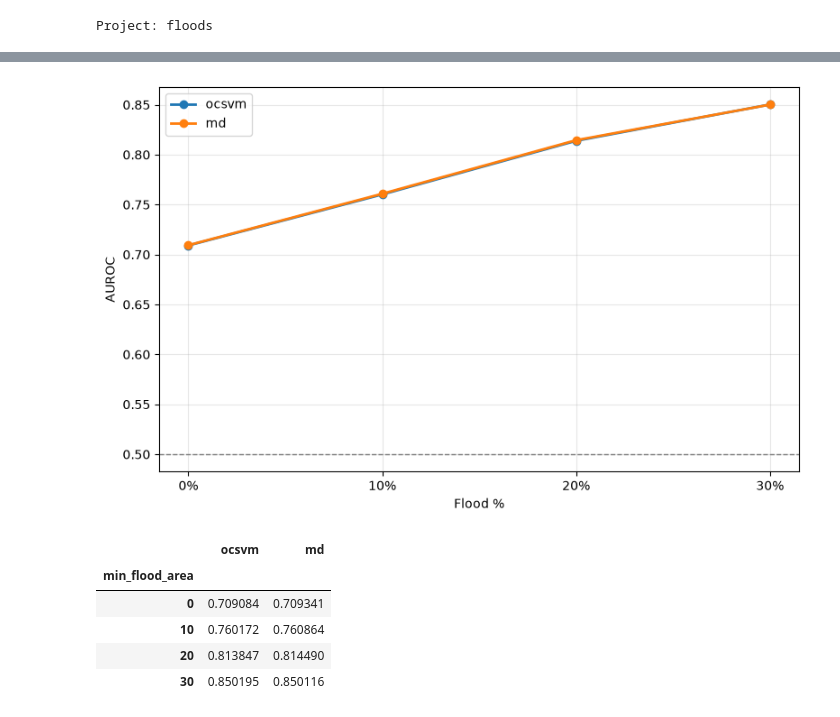
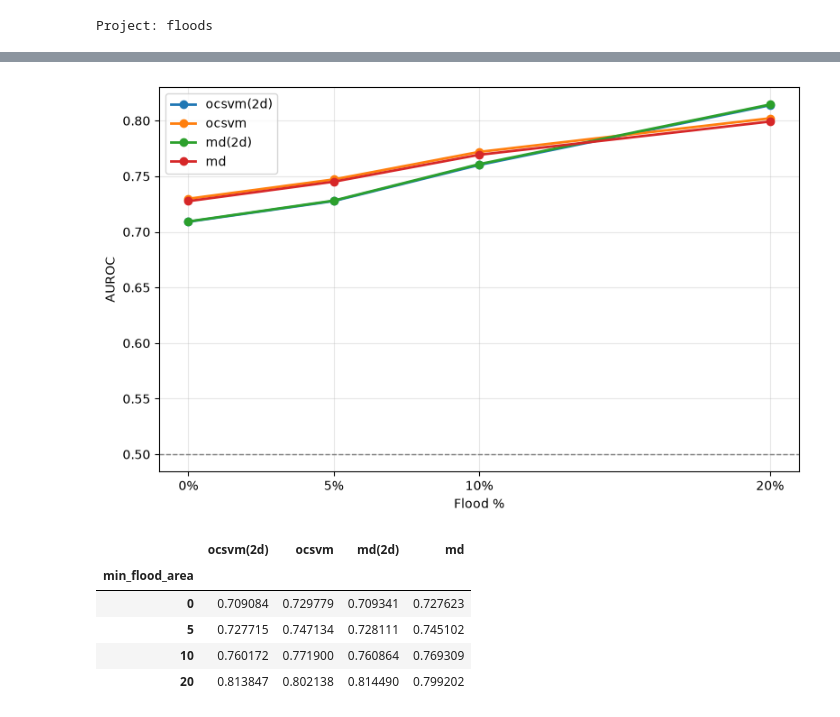
Before and after one commit to mattiaBarbo2002/TESI, a Jupyter notebook: notebooks/plots/plots_attn.ipynb, the cells around one changed output, grey strips where cells are left out. Drawn from its saved outputs; the diff is of its cells as text; code cells hidden in the pictures.

```diff
--- a/notebooks/plots/plots_attn.ipynb
+++ b/notebooks/plots/plots_attn.ipynb
@@ -15,11 +15,12 @@ print(f"Project: {project.name}")
 # %% [output]
 Project: floods
 # %%
-flood = 0
+flood = 30
 jobs = [
+    ("ocsvm", f"net_v3_{flood}per_w_v2"),
+    ("ocsvm", f"attn_{flood}per_w"),
     ("md", f"net_v3_{flood}per_v2"),
-    ("ocsvm", f"net_v3_{flood}per_w_v2"),
-
+    ("md", f"attn_{flood}per"),
 ]
 
 def load_job(metodo, job_name):
@@ -99,7 +106,7 @@ def plot_hist(ax, metodo, job_name, results, df, colori=("tab:blue", "tab:orange
                 ax.axvline(x=s, color="gray", linestyle="--", linewidth=1)
                 ax.text(s, ax.get_ylim()[1] * 0.97, "", rotation=90, va="top", ha="right", fontsize=8)
 
-    auroc = results.get("auroc", results.get("auroc_cos_sim_low_anom"))
+    auroc = results.get("auroc")
     ax.legend(loc="upper left")
     ax.set_title(f"{metodo.upper()} | AUROC {auroc:.3f} | Flood > {flood}%", fontsize=10, fontweight="bold")
 
@@ -170,46 +177,48 @@ plt.show()
 # %%
-floods = [0, 10, 20, 30]
+floods = [0, 5, 10, 20]
 
 metodi = [
-    ("ocsvm", "ocsvm", lambda f: f"net_v3_{f}per_w_v2"),
-    ("md", "md",    lambda f: f"net_v3_{f}per_v2"),
+    ("ocsvm(2d)", "ocsvm", lambda f: f"net_v3_{f}per_w_v2"),
+    ("ocsvm", "ocsvm", lambda f: f"attn_{f}per_w"),
+    ("md(2d)", "md", lambda f: f"net_v3_{f}per_v2"),
+    ("md", "md", lambda f: f"attn_{f}per"),
 ]
 
 auroc_table = {}
 for etichetta, metodo, nome in metodi:
     valori = []
     for f in floods:
         try:
             results, _ = load_job(metodo, nome(f))
             valori.append(results.get("auroc"))
         except Exception as e:
             print(f"EXC -> {metodo}_{nome(f)}: {e}")
             valori.append(np.nan)
     auroc_table[etichetta] = valori
 
 df_auroc = pd.DataFrame(auroc_table, index=floods)
 df_auroc.index.name = "min_flood_area"
 
 fig, ax = plt.subplots(figsize=(8, 5))
 for etichetta in df_auroc.columns:
     ax.plot(df_auroc.index, df_auroc[etichetta], marker="o", linewidth=2, label=etichetta)
 
 ax.axhline(0.5, color="gray", linestyle="--", linewidth=1)
 ax.set_xticks(floods)
 ax.set_xticklabels([f"{f}%" for f in floods])
 ax.set_xlabel("Flood %")
 ax.set_ylabel("AUROC")
 ax.grid(alpha=0.3)
 ax.legend()
 plt.tight_layout()
 plt.show()
 
 df_auroc
 # %% [output]
-[figure, old version]
+[figure, new version]
-|  | ocsvm | md |
-| min_flood_area |  |  |
-| 0 | 0.709084 | 0.709341 |
-| 10 | 0.760172 | 0.760864 |
-| 20 | 0.813847 | 0.814490 |
-| 30 | 0.850195 | 0.850116 |
+|  | ocsvm(2d) | ocsvm | md(2d) | md |
+| min_flood_area |  |  |  |  |
+| 0 | 0.709084 | 0.729779 | 0.709341 | 0.727623 |
+| 5 | 0.727715 | 0.747134 | 0.728111 | 0.745102 |
+| 10 | 0.760172 | 0.771900 | 0.760864 | 0.769309 |
+| 20 | 0.813847 | 0.802138 | 0.814490 | 0.799202 |
```
Also changed, not shown: parts of 4 cells of this notebook, 11 other files.
